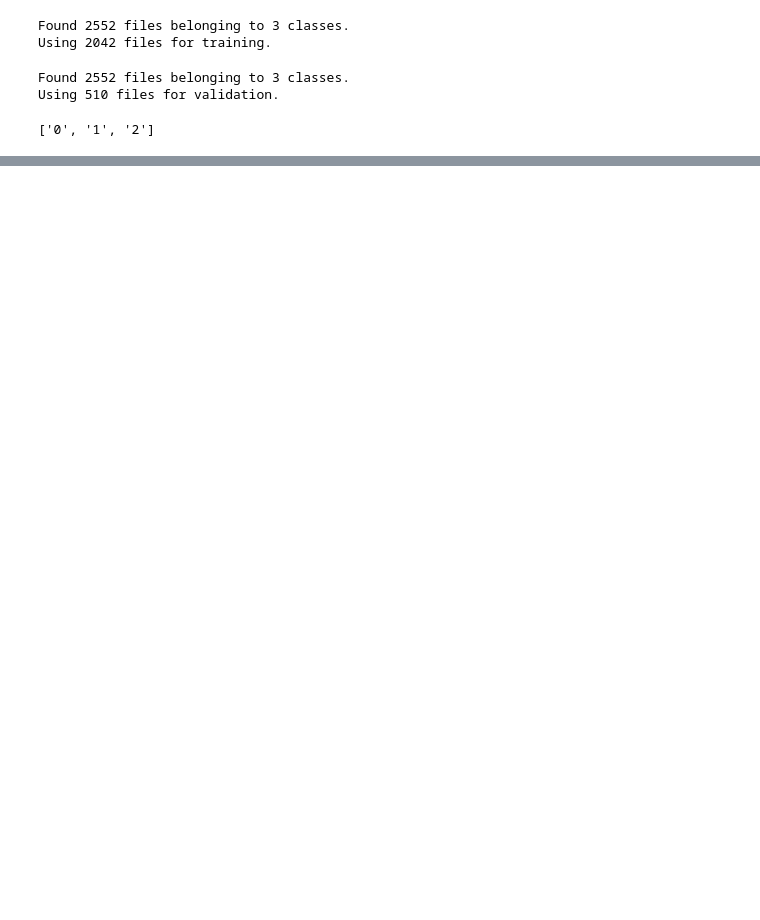
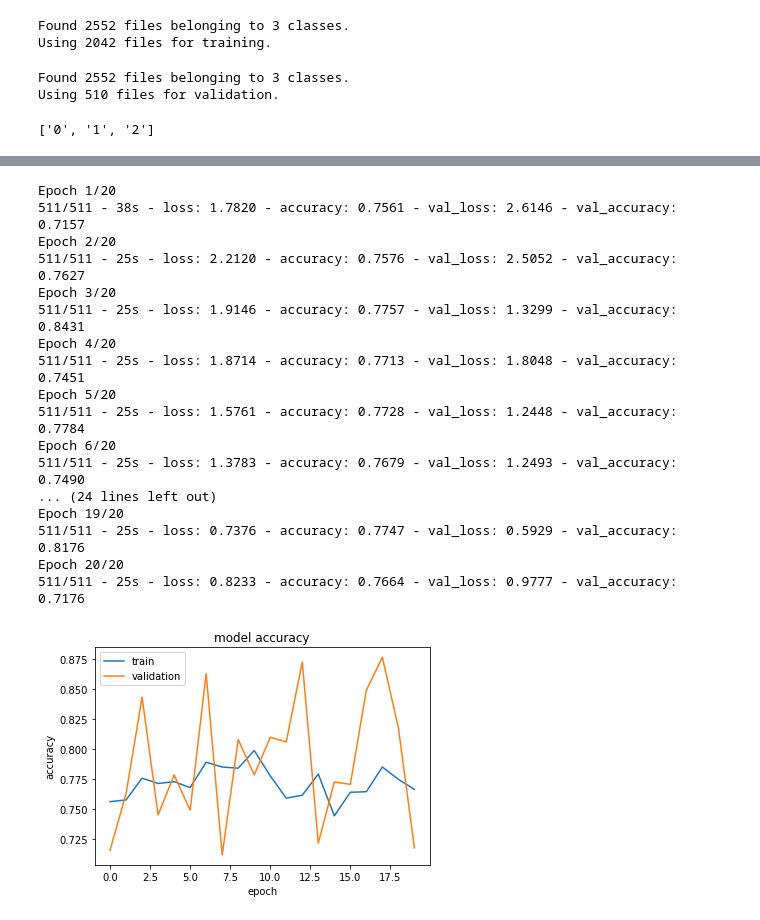
Before and after one commit to balados85/deep-learning-brain-mri-classification, a Jupyter notebook: EfficientNetKeras.ipynb, the cells around one changed output, grey strips where cells are left out. Saved outputs shown, nothing was run; the diff lists cells and outputs as text; code cells hidden in the pictures; blank space fills up the shorter version.

```diff
--- a/EfficientNetKeras.ipynb
+++ b/EfficientNetKeras.ipynb
@@ -73,6 +98,7 @@ Using 510 files for validation.
 # %%
 class_names = train_ds.class_names
 print(class_names)
+NUM_CLASSES = int(3)
 # %% [output]
 ['0', '1', '2']
 # %%
@@ -150,0 +228,50 @@ AttributeError: ignored
+# %%
+def build_model(num_classes):
+    inputs = layers.Input(shape=(IMG_SIZE, IMG_SIZE, 3))
+    x = img_augmentation(inputs)
+    model = EfficientNetB1(include_top=False, input_tensor=x, weights="imagenet")
+
+    # Freeze the pretrained weights
+    model.trainable = False
+
+    # Rebuild top
+    x = layers.GlobalAveragePooling2D(name="avg_pool")(model.output)
+    x = layers.BatchNormalization()(x)
+
+    top_dropout_rate = 0.2
+    x = layers.Dropout(top_dropout_rate, name="top_dropout")(x)
+    outputs = layers.Dense(NUM_CLASSES, activation="softmax", name="pred")(x)
+
+    # Compile
+    model = tf.keras.Model(inputs, outputs, name="EfficientNet")
+    optimizer = tf.keras.optimizers.Adam(learning_rate=1e-2)
+    model.compile(
+        optimizer=optimizer, loss="sparse_categorical_crossentropy", metrics=["accuracy"]
+    )
+    return model
+# %%
+with strategy.scope():
+    model = build_model(num_classes=NUM_CLASSES)
+
+epochs = 20  # @param {type: "slider", min:8, max:80}
+hist = model.fit(train_ds, epochs=epochs, validation_data=val_ds, verbose=2)
+plot_hist(hist)
+# %% [output]
+Epoch 1/20
+511/511 - 38s - loss: 1.7820 - accuracy: 0.7561 - val_loss: 2.6146 - val_accuracy: 0.7157
+Epoch 2/20
+511/511 - 25s - loss: 2.2120 - accuracy: 0.7576 - val_loss: 2.5052 - val_accuracy: 0.7627
+Epoch 3/20
+511/511 - 25s - loss: 1.9146 - accuracy: 0.7757 - val_loss: 1.3299 - val_accuracy: 0.8431
+Epoch 4/20
+511/511 - 25s - loss: 1.8714 - accuracy: 0.7713 - val_loss: 1.8048 - val_accuracy: 0.7451
+Epoch 5/20
+511/511 - 25s - loss: 1.5761 - accuracy: 0.7728 - val_loss: 1.2448 - val_accuracy: 0.7784
+Epoch 6/20
+511/511 - 25s - loss: 1.3783 - accuracy: 0.7679 - val_loss: 1.2493 - val_accuracy: 0.7490
+... (24 lines left out)
+Epoch 19/20
+511/511 - 25s - loss: 0.7376 - accuracy: 0.7747 - val_loss: 0.5929 - val_accuracy: 0.8176
+Epoch 20/20
+511/511 - 25s - loss: 0.8233 - accuracy: 0.7664 - val_loss: 0.9777 - val_accuracy: 0.7176
+[figure, added]
```
Also changed, not shown: parts of 23 cells of this notebook.
